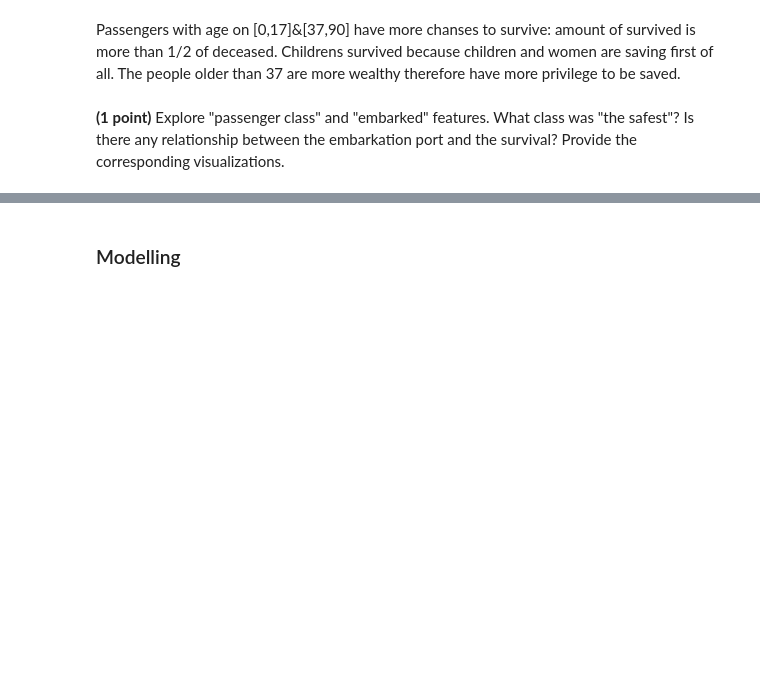
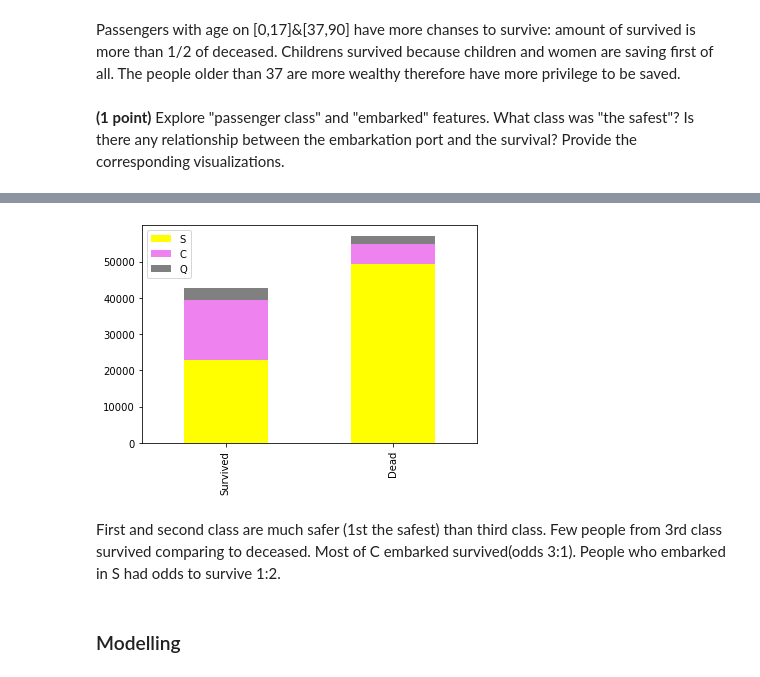
Before and after one commit to WioWio/ML-intro-Wio-2, a Jupyter notebook: hw_classification.ipynb, the cells around one changed output, grey strips where cells are left out. Saved outputs shown, nothing was run; the diff lists cells and outputs as text; code cells hidden in the pictures; blank space fills up the shorter version.

```diff
--- a/hw_classification.ipynb
+++ b/hw_classification.ipynb
@@ -663,3 +663,10 @@ Childrens survived because children and women are saving first of all. The peopl
+# %%
+bar_survive(PORT_COL,['yellow','violet','grey'])
+# %% [output]
+[figure, added]
+# %% [markdown]
+First and second class are much safer (1st the safest) than third class. Few people from 3rd class survived comparing to deceased. </br>
+Most of C embarked survived(odds 3:1). People who embarked in S had odds to survive 1:2.
 # %% [markdown]
 ### Modelling
 # %% [markdown]
```
Also changed, not shown: parts of 5 cells of this notebook.
